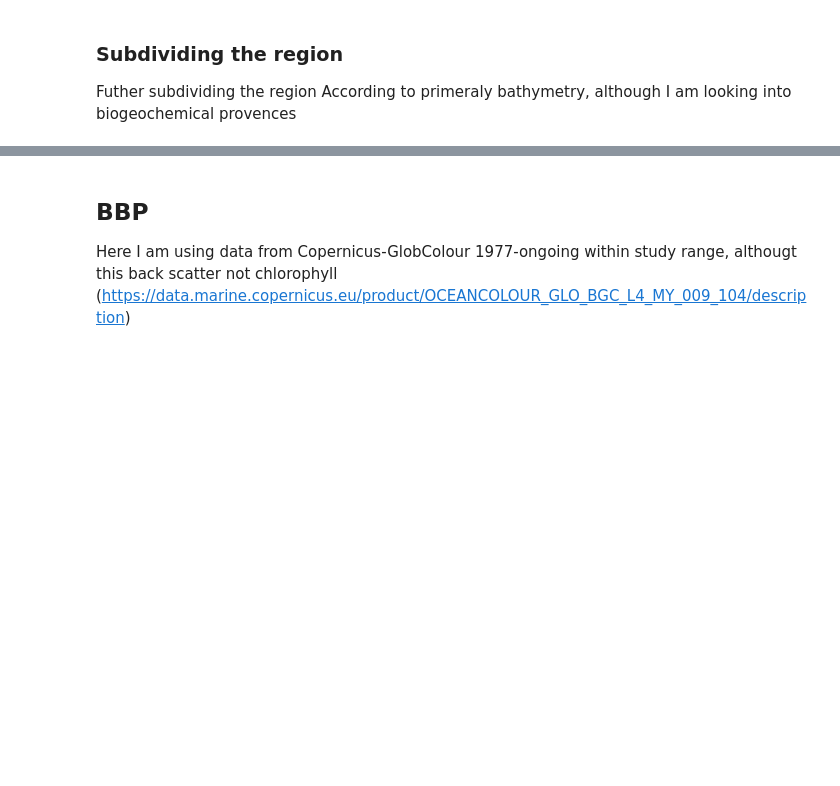
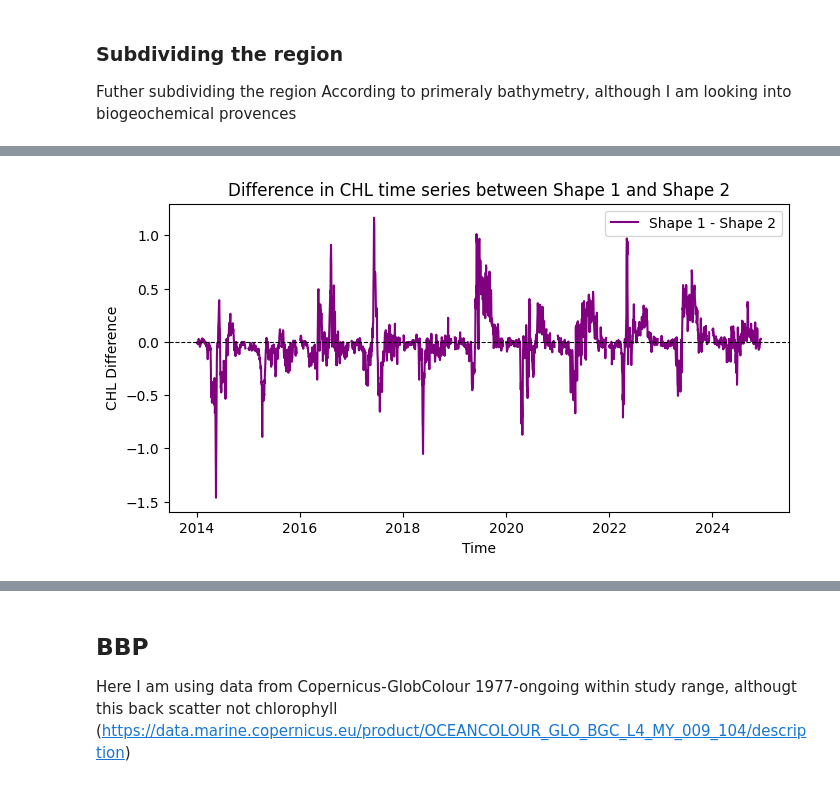
Before and after one commit to ROYVNZ/Masters, a Jupyter notebook: Scripts/Satellite_data.ipynb, the cells around one changed output, grey strips where cells are left out. Drawn from its saved outputs; the diff is of its cells as text; code cells hidden in the pictures; blank space fills up the shorter version.

```diff
--- a/Scripts/Satellite_data.ipynb
+++ b/Scripts/Satellite_data.ipynb
@@ -225,0 +246,16 @@ AttributeError: 'numpy.ndarray' object has no attribute 'contour'
+# %%
+Difference = Shape1_ts - Shape2_ts
+
+
+
+fig, ax = plt.subplots(figsize=(8, 4))
+
+Difference.plot(ax=ax, color='purple', label="Shape 1 - Shape 2")
+ax.axhline(0, color='black', linestyle='--', linewidth=0.8)  # Horizontal line at y=0
+ax.set_title("Difference in CHL time series between Shape 1 and Shape 2")
+ax.set_xlabel("Time")
+ax.set_ylabel("CHL Difference")
+ax.legend()
+plt.show()
+# %% [output]
+[figure, added]
```
Also changed, not shown: parts of 5 cells of this notebook, 1 other file.
